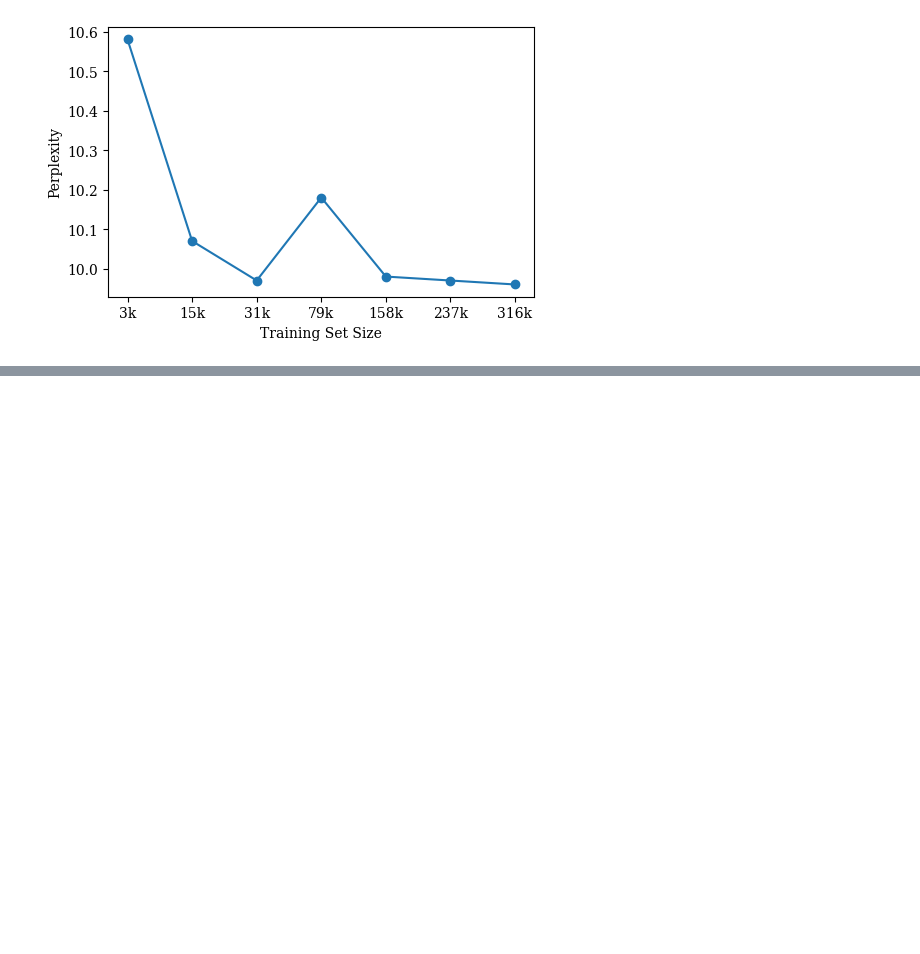
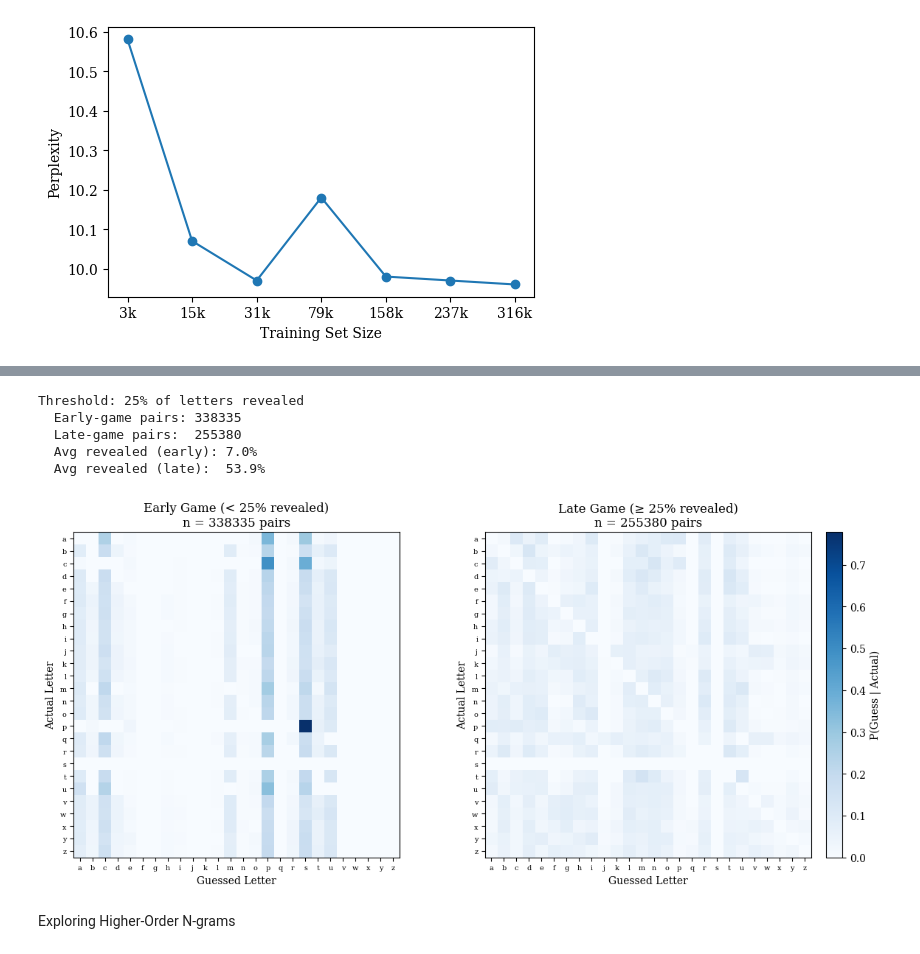
Before and after one commit to mindphil/mml, a Jupyter notebook: hangman/report_drafting.ipynb, the cells around one changed output, grey strips where cells are left out. Drawn from its saved outputs; the diff is of its cells as text; code cells hidden in the pictures; blank space fills up the shorter version.

```diff
--- a/hangman/report_drafting.ipynb
+++ b/hangman/report_drafting.ipynb
@@ -211,0 +271,27 @@ plt.show()
+# %%
+def play_game_detailed(secret_word, models, solver, lambdas):
+    guessed_letters = set()
+    mistakes = 0
+    confusion = []
+    def current_state():
+        return [c if c in guessed_letters else '_' for c in secret_word]
+    while '_' in current_state():
+        state = current_state()
+        # Fraction of the word currently revealed (0.0 = all blanks, 1.0 = fully revealed)
+        revealed_fraction = sum(1 for c in state if c != '_') / len(state)
+        guess = solver(state, models, lambdas, guessed_letters, n_max=3)
+        guessed_letters.add(guess)
+        if guess not in secret_word:
+            mistakes += 1
+            remaining = set(secret_word) - guessed_letters
+            for letter in remaining:
+                confusion.append((guess, letter, revealed_fraction))
+    return mistakes, confusion
+
+def collect_confusion(test_set, models, solver, lambdas, limit=None):  #limit: optional cap on number of test words (None = use all)
+    words = test_set[:limit] if limit else test_set
+    all_confusion = []
+    for word in words:
+        _, conf = play_game_detailed(word, models, solver, lambdas)
+        all_confusion.extend(conf)
+    return all_confusion #list of guessed_letter, actual_letter, revealed_fraction) tuples
@@ -211,0 +357,14 @@ plt.show()
+# %%
+# Run
+all_confusion = collect_confusion(test_set, models, solver, lambdas, limit=None)
+print_phase_summary(all_confusion, threshold=0.25)
+plot_split_heatmaps(all_confusion, threshold=0.25)
+# %% [output]
+Threshold: 25% of letters revealed
+  Early-game pairs: 338335
+  Late-game pairs:  255380
+  Avg revealed (early): 7.0%
+  Avg revealed (late):  53.9%
+[figure, added]
+# %% [markdown]
+Exploring Higher-Order N-grams
```
Also changed, not shown: parts of 10 cells of this notebook.
